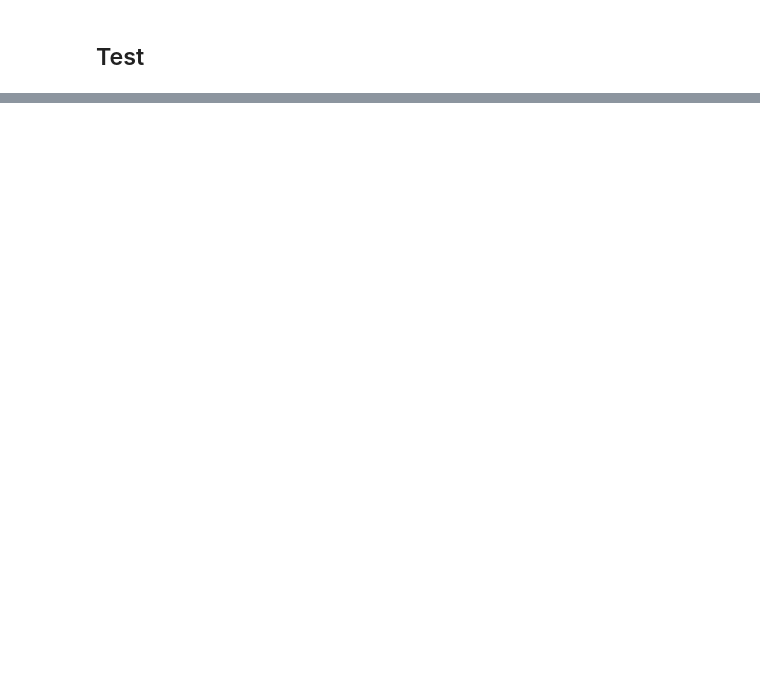
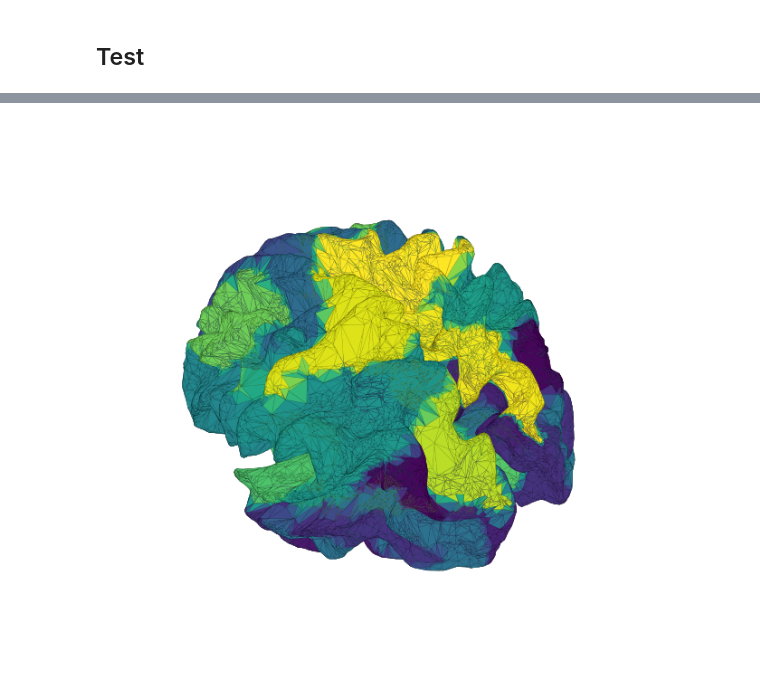
Before and after one commit to gjoelbye/TCAV-BENDR, a Jupyter notebook: notebooks/development-anders.ipynb, the cells around one changed output, grey strips where cells are left out. Drawn from its saved outputs; the diff is of its cells as text; code cells hidden in the pictures; blank space fills up the shorter version.

```diff
--- a/notebooks/development-anders.ipynb
+++ b/notebooks/development-anders.ipynb
@@ -70,0 +96,39 @@ plt.show()
+# %%
+values = np.zeros(len(vertices))
+# %%
+for i in range(len(labels_combined_lh)):
+    values[labels_combined_lh[i].vertices + int(len(vertices) / 2)] = activity_lh[i]
+
+for i in range(len(labels_combined_rh)):
+    values[labels_combined_rh[i].vertices] = activity_rh[i]
+# %%
+vertices_down, triangles_down, color_down = decimate_mesh(vertices, triangles, values, reduction=0.90, verbose=False)
+# %%
+fig = plt.figure(figsize=(6,6))
+ax = fig.add_subplot(1, 1, 1, projection='3d')
+
+mesh = ax.plot_trisurf(*vertices_down.T, triangles=triangles_down, linewidth=0.1, shade=False,
+                        antialiased=True, edgecolor=(0,0,0,0.5)) #, cmap="viridus")
+
+
+facecolor = np.empty(len(triangles_down))
+
+for i, (a, b, c) in enumerate(triangles_down):
+    facecolor[i] = np.mean(color_down[[a,b,c]])
+
+mesh.set_facecolors(cm.viridis(facecolor))
+
+ax.set_xlim(-0.06, 0.06)
+ax.set_ylim(-0.05, 0.07)
+ax.set_zlim(-0.01, 0.11)
+ax.set_box_aspect([1,1,1])
+
+ax.view_init(45, 45+180)
+
+ax.axis("off")
+
+fig.subplots_adjust(left=0, right=1, bottom=0, top=1)
+
+plt.show()
+# %% [output]
+[figure, added]
```
Also changed, not shown: parts of 18 cells of this notebook, 23 other files.
